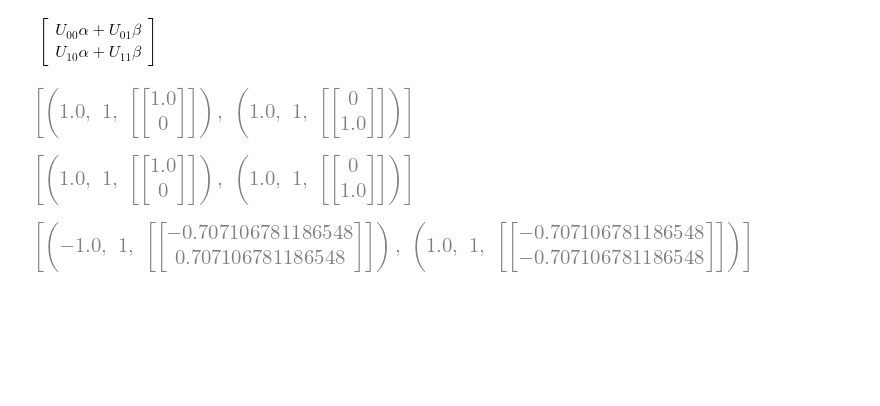
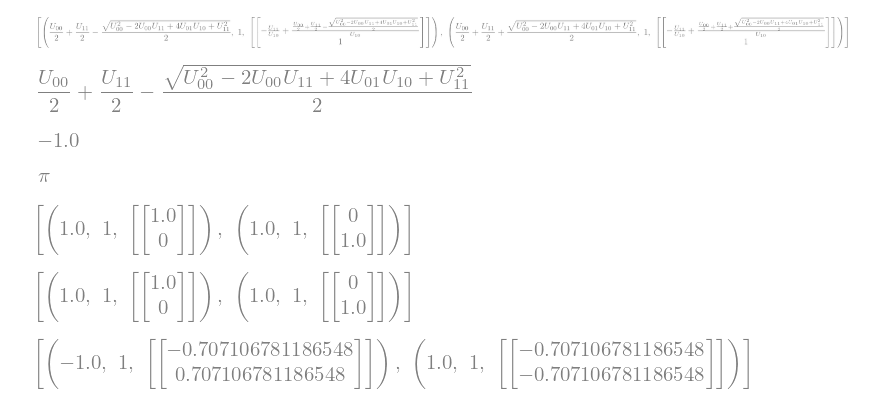
Before and after one commit to jbperin/hello-world, a Jupyter notebook: quantique/SpectralTheorem.ipynb, the cells around one changed output. Cells and saved outputs as stored; diff of their text form; code cells hidden in the pictures; blank space fills up the shorter version.

```diff
--- a/quantique/SpectralTheorem.ipynb
+++ b/quantique/SpectralTheorem.ipynb
@@ -27,9 +27,25 @@ U10 = sympy.Symbol("U10")
 U11 = sympy.Symbol("U11")
 U = Matrix([[U00, U01], [U10, U11]])
 
-U*ϕ
+U.eigenvects()
+#U*ϕ
 # %% [output]
-$\displaystyle \left[\begin{matrix}U_{00} α + U_{01} β\\U_{10} α + U_{11} β\end{matrix}\right]$
+[figure, added]
+# %%
+V=U.eigenvects()[0][0]
+V
+# %% [output]
+[figure, added]
+# %%
+valeur_propre = V.evalf(subs={U00: 0, U01: 1, U10: 1, U11: 0})
+valeur_propre
+# %% [output]
+[figure, added]
+# %%
+theta_value = sympy.arg(valeur_propre)
+theta_value
+# %% [output]
+[figure, added]
 # %%
 #F1 is Set to 0
 F1=U.evalf(subs={U00: 1, U01: 1, U10: 0, U11: 0})
```
Also changed, not shown: 8 other files.
